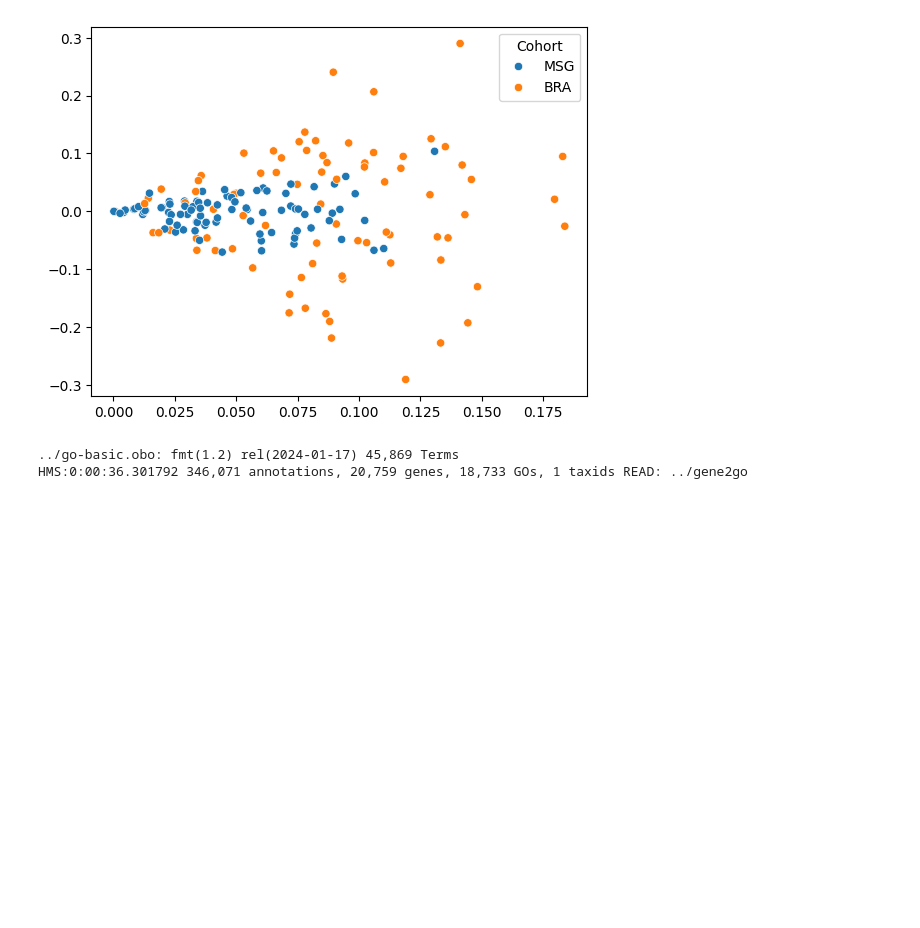
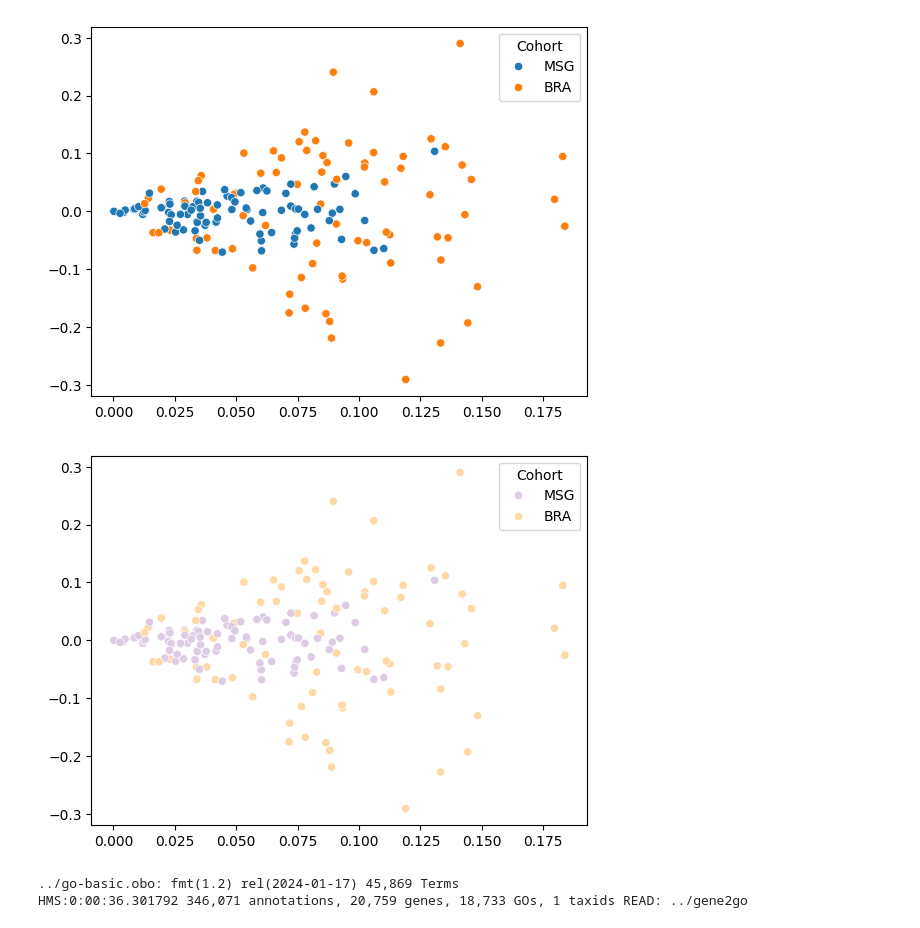
Before and after one commit to pranzatelli/AB_RNAseq, a Jupyter notebook: AB.ipynb, the cells around one changed output. Saved outputs shown, nothing was run; the diff lists cells and outputs as text; code cells hidden in the pictures; blank space fills up the shorter version.

```diff
--- a/AB.ipynb
+++ b/AB.ipynb
@@ -53,6 +53,12 @@ for clinical_feature in meta.columns:
 # %% [output]
 [0.8551107  0.07773574]
 [figure]
+# %%
+plt.clf()
+sns.scatterplot(x=pca.components_[0],y=pca.components_[1],hue=meta['Cohort'],palette={'BRA':'#fed9a6','MSG':'#decbe4'})
+plt.savefig('figures/pca_fs2.pdf',format='pdf',bbox_inches='tight')
+# %% [output]
+[figure, added]
 # %%
 obodag = GODag("../go-basic.obo")
 objanno = Gene2GoReader('../gene2go', taxids=[9606])
```
Also changed, not shown: parts of 8 cells of this notebook.
